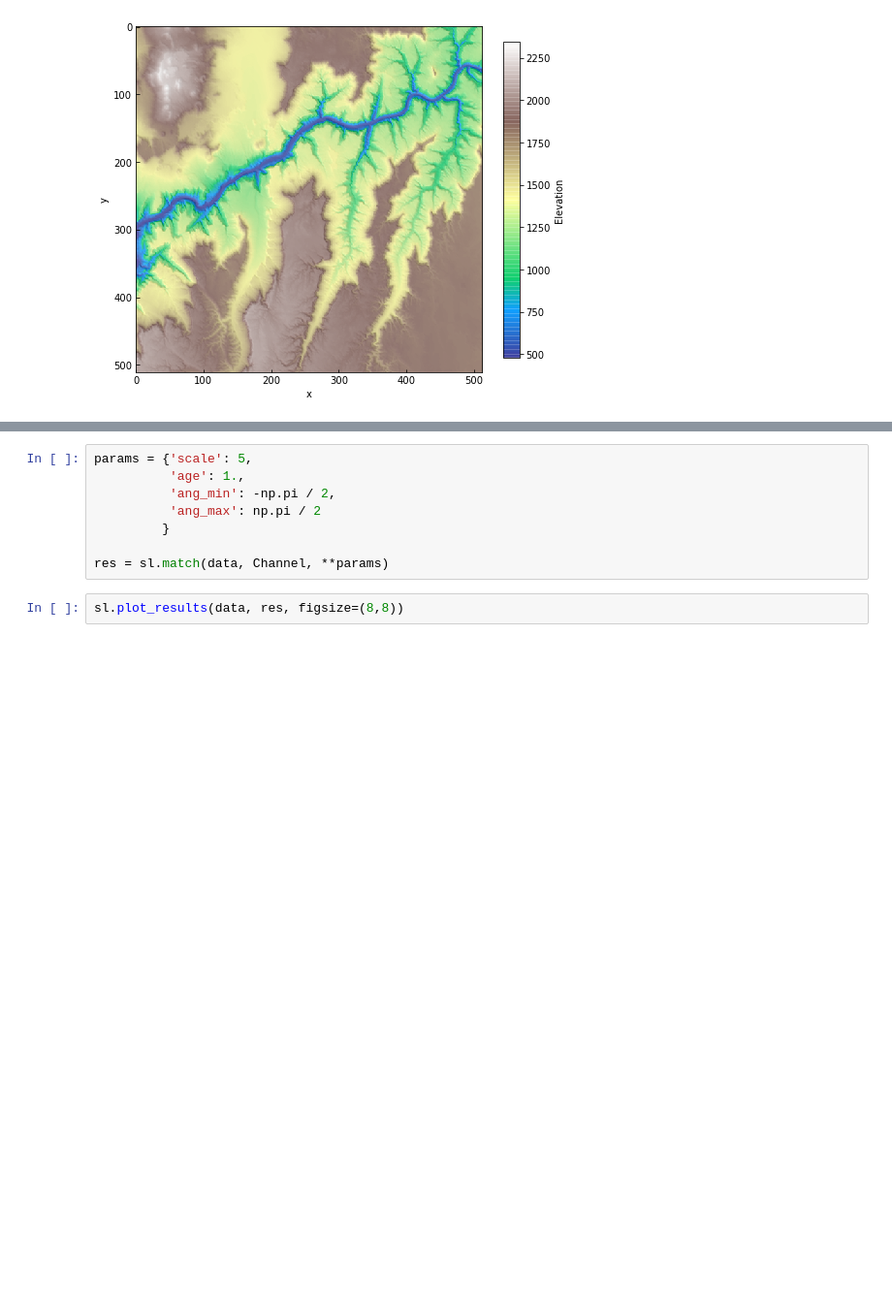
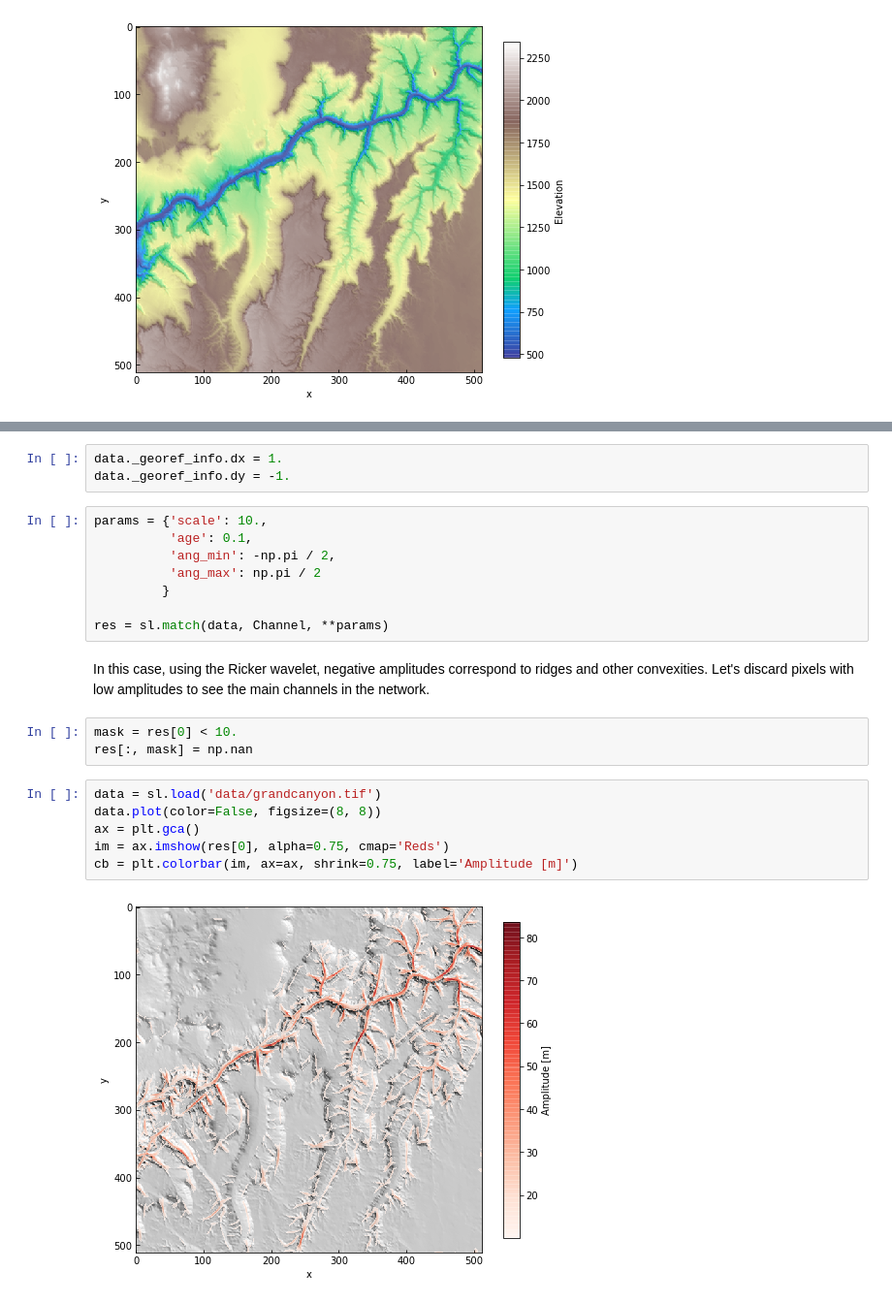
Before and after one commit to stgl/scarplet, a Jupyter notebook: docs/source/examples/channels.ipynb, the cells around one changed output, grey strips where cells are left out. Shown at 97% size. Drawn from its saved outputs; the diff is of its cells as text; blank space fills up the shorter version.

```diff
--- a/docs/source/examples/channels.ipynb
+++ b/docs/source/examples/channels.ipynb
@@ -18,10 +20,24 @@ data.plot(color=True, figsize=(8,8))
+# %%
+data._georef_info.dx = 1.
+data._georef_info.dy = -1.
 # %%
-params = {'scale': 5,
-          'age': 1.,
+params = {'scale': 10.,
+          'age': 0.1,
           'ang_min': -np.pi / 2,
           'ang_max': np.pi / 2
          }
 
 res = sl.match(data, Channel, **params)
-# %%
-sl.plot_results(data, res, figsize=(8,8))
+# %% [markdown]
+In this case, using the Ricker wavelet, negative amplitudes correspond to ridges and other convexities. Let's discard pixels with low amplitudes to see the main channels in the network.
+# %%
+mask = res[0] < 10.
+res[:, mask] = np.nan
+# %%
+data = sl.load('data/grandcanyon.tif')
+data.plot(color=False, figsize=(8, 8))
+ax = plt.gca()
+im = ax.imshow(res[0], alpha=0.75, cmap='Reds')
+cb = plt.colorbar(im, ax=ax, shrink=0.75, label='Amplitude [m]')
+# %% [output]
+[figure, added]
```
Also changed, not shown: parts of 4 cells of this notebook, 2 other files.
